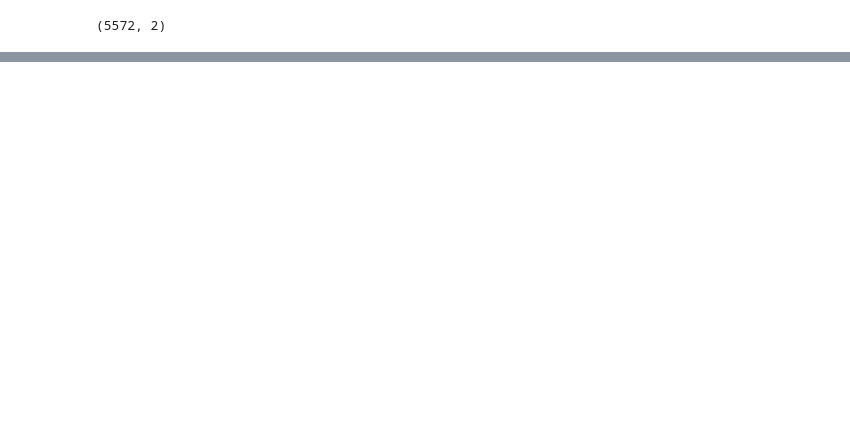
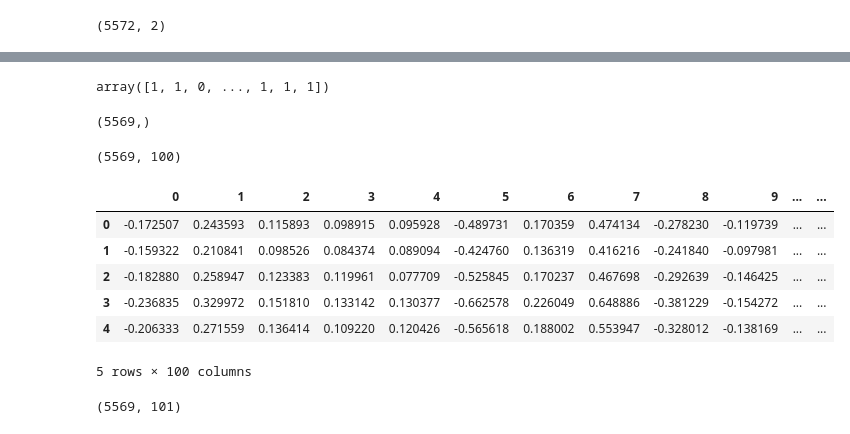
Before and after one commit to Arjuns7/nlp, a Jupyter notebook: ML_nlp/Text_classification_word2vec.ipynb, the cells around one changed output, grey strips where cells are left out. Cells and saved outputs as stored; diff of their text form; code cells hidden in the pictures; blank space fills up the shorter version.

```diff
--- a/ML_nlp/Text_classification_word2vec.ipynb
+++ b/ML_nlp/Text_classification_word2vec.ipynb
@@ -27,10 +27,3 @@ messages
 | 5570 | ham | The guy did some bitching but I a... |
 | 5571 | ham | Rofl. Its true to its name |
 5572 rows × 2 columns
-# %%
-import pandas as pd
-
-messages = pd.read_csv(r'D:\Data science\Python\SMSSpamCollection.txt',
-                       sep='\t',names=['label','messages'])
-
-messages
@@ -223,0 +228,28 @@ NameError: name 'X_new' is not defined
+# %%
+y
+# %% [output]
+array([1, 1, 0, ..., 1, 1, 1])
+# %%
+y.shape
+# %% [output]
+(5569,)
+# %%
+import pandas as pd
+## this is the final independent features
+df=pd.DataFrame()
+for i in range(0,len(X)):
+    df = pd.concat([df, pd.DataFrame(X[i].reshape(1, -1))], ignore_index=True)
+# %%
+df.shape
+# %% [output]
+(5569, 100)
+# %%
+df.head()
+# %% [output]
+|  | 0 | 1 | 2 | 3 | 4 | 5 | 6 | 7 | 8 | 9 | ... | ... |
+| 0 | -0.172507 | 0.243593 | 0.115893 | 0.098915 | 0.095928 | -0.489731 | 0.170359 | 0.474134 | -0.278230 | -0.119739 | ... | ... |
+| 1 | -0.159322 | 0.210841 | 0.098526 | 0.084374 | 0.089094 | -0.424760 | 0.136319 | 0.416216 | -0.241840 | -0.097981 | ... | ... |
+| 2 | -0.182880 | 0.258947 | 0.123383 | 0.119961 | 0.077709 | -0.525845 | 0.170237 | 0.467698 | -0.292639 | -0.146425 | ... | ... |
+| 3 | -0.236835 | 0.329972 | 0.151810 | 0.133142 | 0.130377 | -0.662578 | 0.226049 | 0.648886 | -0.381229 | -0.154272 | ... | ... |
+| 4 | -0.206333 | 0.271559 | 0.136414 | 0.109220 | 0.120426 | -0.565618 | 0.188002 | 0.553947 | -0.328012 | -0.138169 | ... | ... |
+5 rows × 100 columns
@@ -223,0 +258,4 @@ NameError: name 'X_new' is not defined
+# %%
+df.shape
+# %% [output]
+(5569, 101)
```
Also changed, not shown: parts of 24 cells of this notebook.
